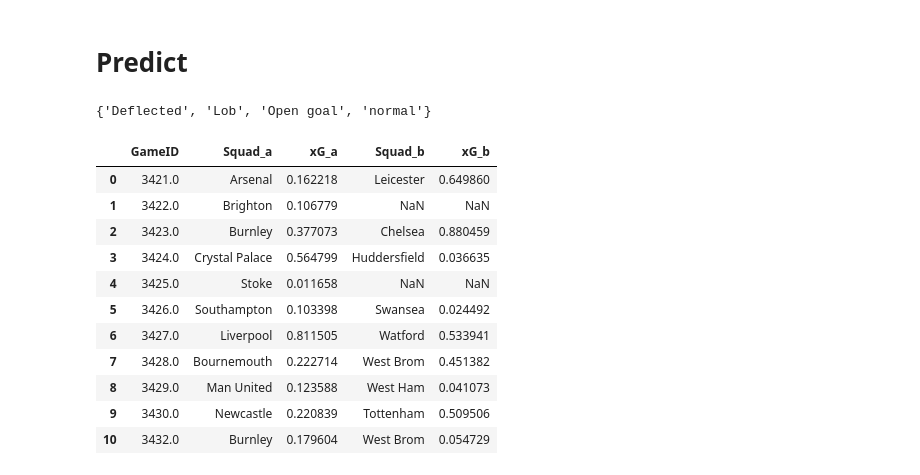
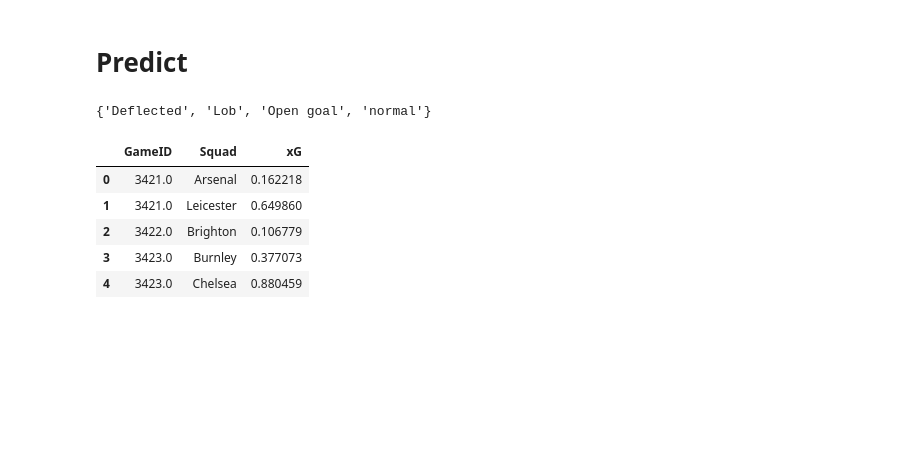
Before and after one commit to abircb/beat-the-bookie, a Jupyter notebook: shots.ipynb, the cells around one changed output. Cells and saved outputs as stored; diff of their text form; code cells hidden in the pictures; blank space fills up the shorter version.

```diff
--- a/shots.ipynb
+++ b/shots.ipynb
@@ -823,16 +823,9 @@ def do_it(key):
             team_data = team_data.fillna(0)
             prob = cls.predict_proba(team_data)
 
-            if first:
-                team_a = [t, sum(prob[:, 1])]
-                first = False
-            else:
-                team_b = [t, sum(prob[:, 1])]
-        if len(team_b) == 0:
-            team_b = [np.NaN,np.NaN]
-        adf = adf.append([[k, *team_a, *team_b]])
+            adf = adf.append([[k, t, sum(prob[:, 1])]])
 
-    adf.columns = ['GameID', 'Squad_a', 'xG_a', 'Squad_b', 'xG_b']
+    adf.columns = ['GameID', 'Squad', 'xG']
     adf = adf.reset_index(drop=True)
 
     return adf
@@ -840,18 +833,3 @@ def do_it(key):
 all_results = []
 for k in type_dfs.keys():
     all_results.append(do_it(k))
-# %%
-display(all_results[0])
-# %% [output]
-|  | GameID | Squad_a | xG_a | Squad_b | xG_b |
-| 0 | 3421.0 | Arsenal | 0.162218 | Leicester | 0.649860 |
-| 1 | 3422.0 | Brighton | 0.106779 | NaN | NaN |
-| 2 | 3423.0 | Burnley | 0.377073 | Chelsea | 0.880459 |
-| 3 | 3424.0 | Crystal Palace | 0.564799 | Huddersfield | 0.036635 |
-| 4 | 3425.0 | Stoke | 0.011658 | NaN | NaN |
-| 5 | 3426.0 | Southampton | 0.103398 | Swansea | 0.024492 |
-| 6 | 3427.0 | Liverpool | 0.811505 | Watford | 0.533941 |
-| 7 | 3428.0 | Bournemouth | 0.222714 | West Brom | 0.451382 |
-| 8 | 3429.0 | Man United | 0.123588 | West Ham | 0.041073 |
-| 9 | 3430.0 | Newcastle | 0.220839 | Tottenham | 0.509506 |
-| 10 | 3432.0 | Burnley | 0.179604 | West Brom | 0.054729 |
@@ -857,0 +840,9 @@ display(all_results[0])
+# %%
+combined_gx.head()
+# %% [output]
+|  | GameID | Squad | xG |
+| 0 | 3421.0 | Arsenal | 0.162218 |
+| 1 | 3421.0 | Leicester | 0.649860 |
+| 2 | 3422.0 | Brighton | 0.106779 |
+| 3 | 3423.0 | Burnley | 0.377073 |
+| 4 | 3423.0 | Chelsea | 0.880459 |
```
Also changed, not shown: parts of 14 cells of this notebook, 2 other files.
